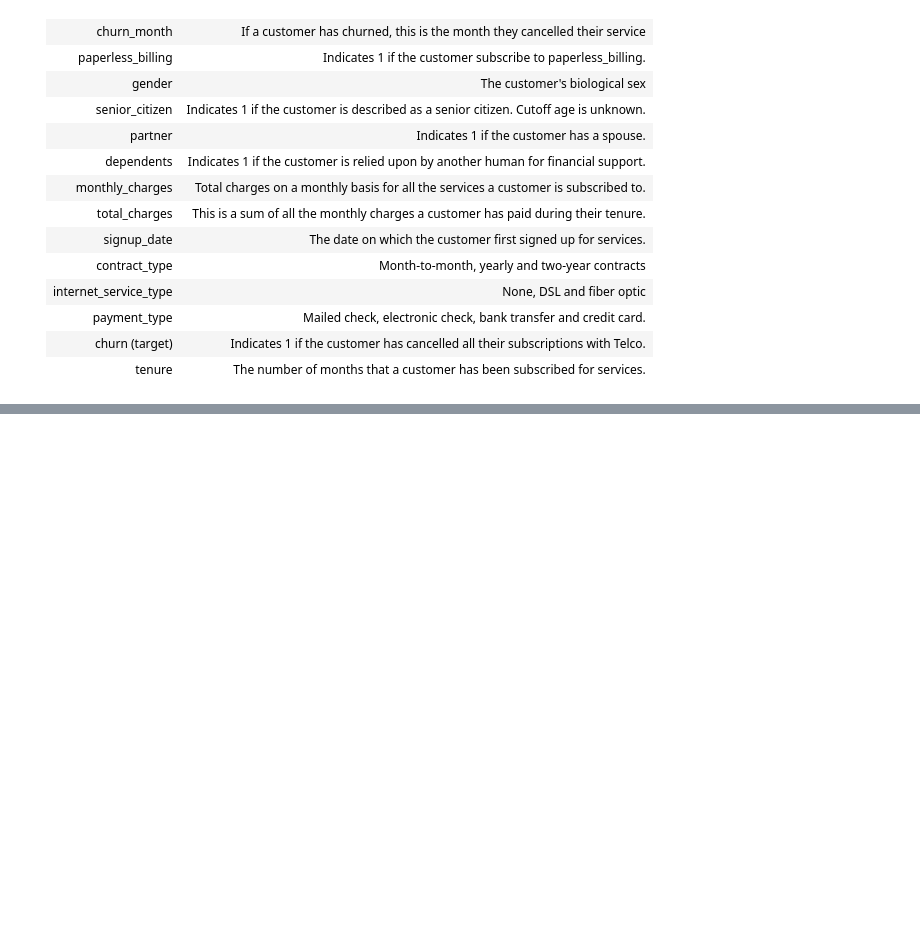
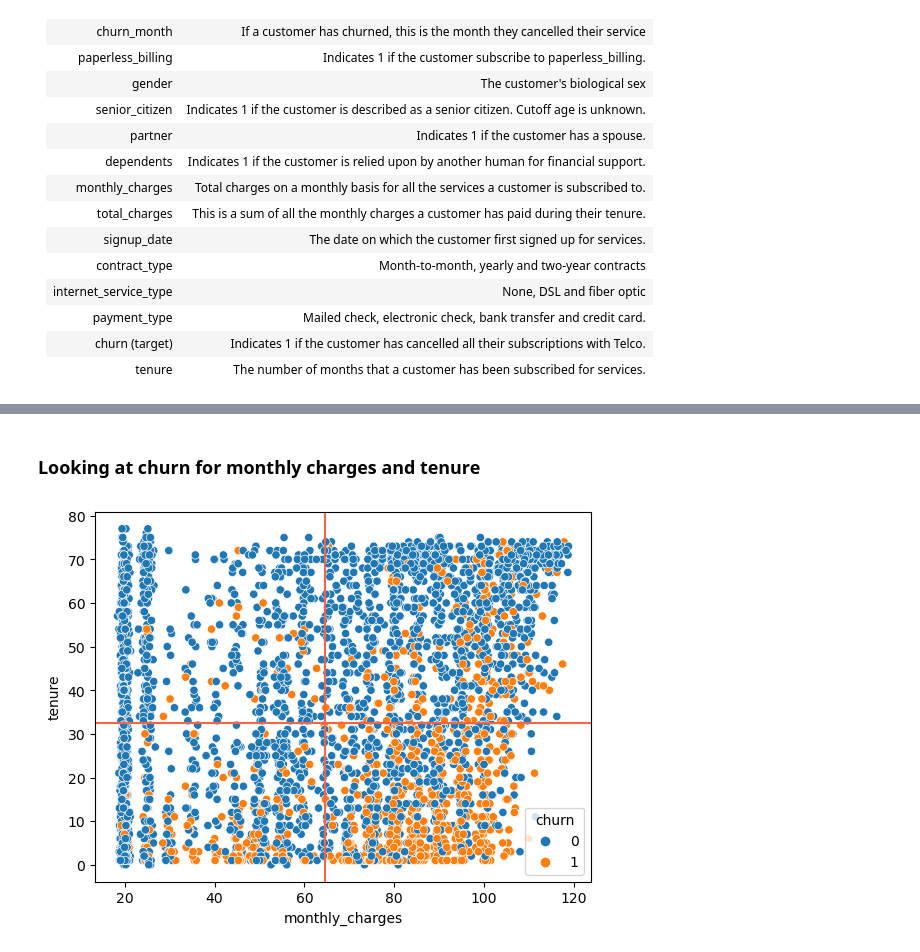
Before and after one commit to JoshuaHolt-Tech/classification_project, a Jupyter notebook: final_report.ipynb, the cells around one changed output, grey strips where cells are left out. Saved outputs shown, nothing was run; the diff lists cells and outputs as text; code cells hidden in the pictures; blank space fills up the shorter version.

```diff
--- a/final_report.ipynb
+++ b/final_report.ipynb
@@ -80,0 +93,6 @@ pd.options.display.max_columns = None
+# %% [markdown]
+### Looking at churn for monthly charges and tenure
+# %%
+charges_chart(train)
+# %% [output]
+[figure, added]
```
Also changed, not shown: parts of 10 cells of this notebook, 2 other files.
